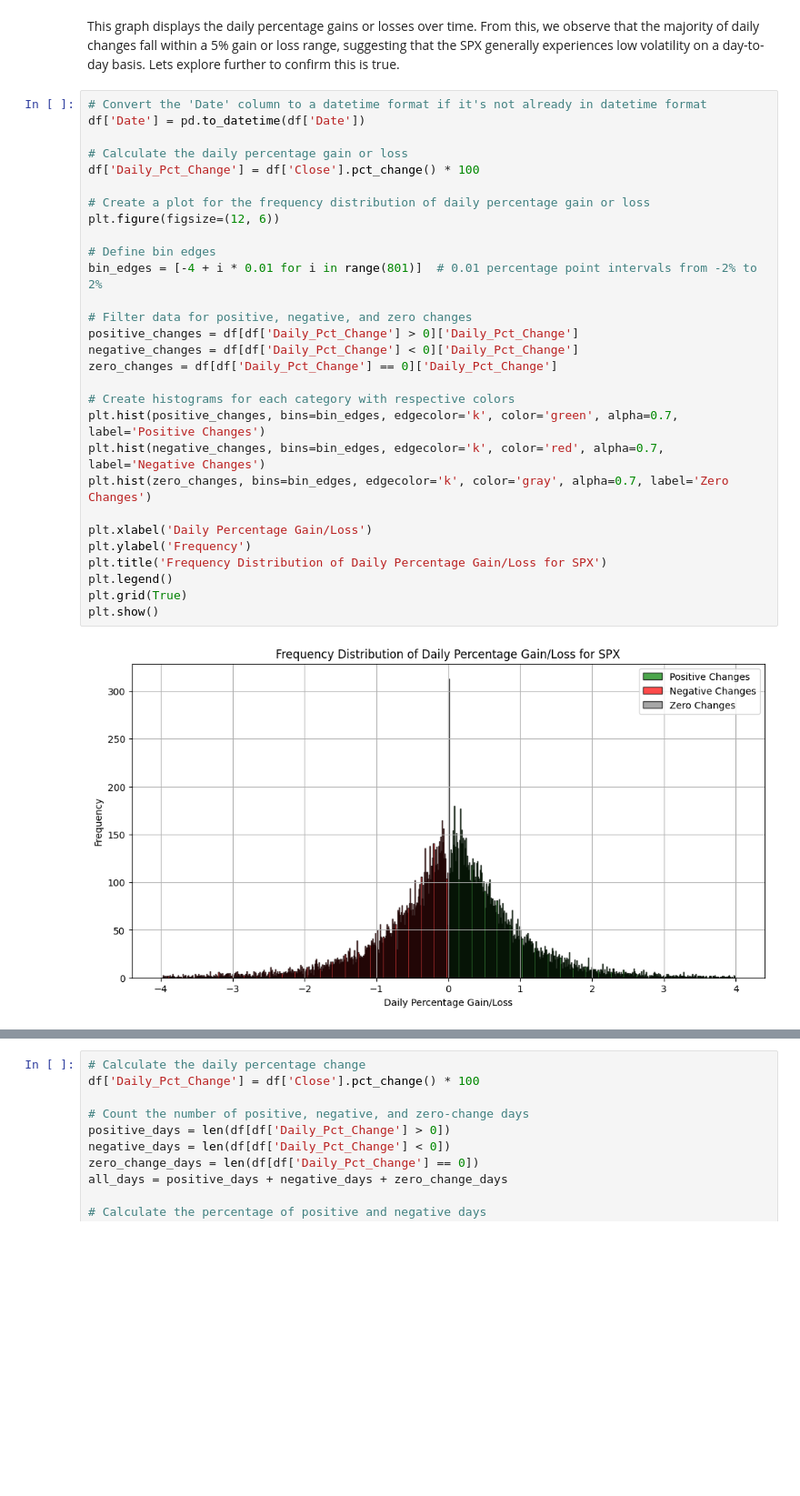
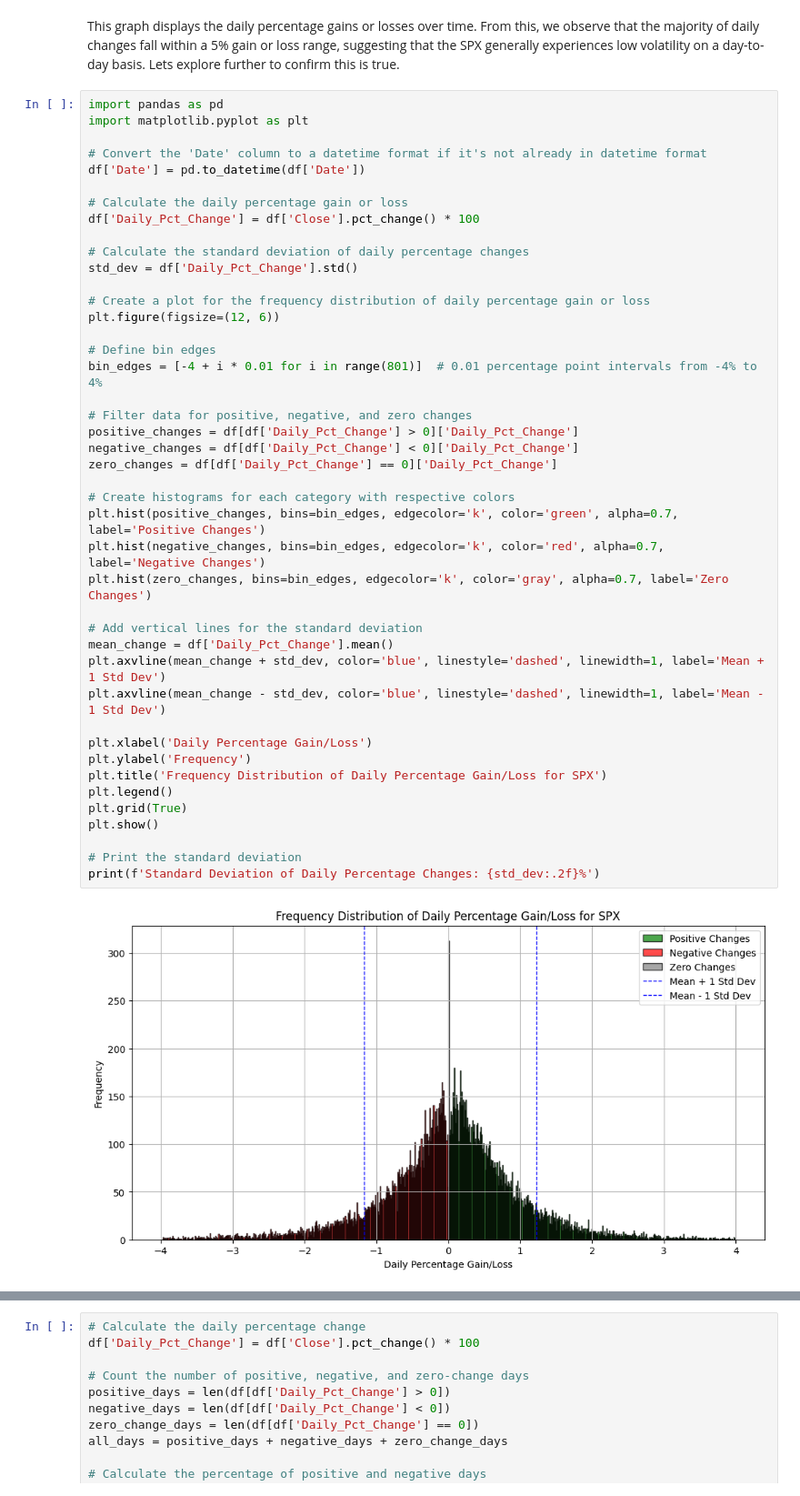
Before and after one commit to MohamadHabbal/Volatility-decay-in-LETFs, a Jupyter notebook: volatility decay research.ipynb, the cells around one changed output, grey strips where cells are left out. Shown: that part at 91% size. Drawn from its saved outputs; the diff is of its cells as text; blank space fills up the shorter version.

```diff
--- a/volatility decay research.ipynb
+++ b/volatility decay research.ipynb
@@ -200,33 +189,47 @@ plt.show()
 # %% [markdown]
 This graph displays the daily percentage gains or losses over time. From this, we observe that the majority of daily changes fall within a 5% gain or loss range, suggesting that the SPX generally experiences low volatility on a day-to-day basis. Lets explore further to confirm this is true.
 # %%
+import pandas as pd
+import matplotlib.pyplot as plt
+
 # Convert the 'Date' column to a datetime format if it's not already in datetime format
 df['Date'] = pd.to_datetime(df['Date'])
 
 # Calculate the daily percentage gain or loss
 df['Daily_Pct_Change'] = df['Close'].pct_change() * 100
 
+# Calculate the standard deviation of daily percentage changes
+std_dev = df['Daily_Pct_Change'].std()
+
 # Create a plot for the frequency distribution of daily percentage gain or loss
 plt.figure(figsize=(12, 6))
 
 # Define bin edges
-bin_edges = [-4 + i * 0.01 for i in range(801)]  # 0.01 percentage point intervals from -2% to 2%
+bin_edges = [-4 + i * 0.01 for i in range(801)]  # 0.01 percentage point intervals from -4% to 4%
 
 # Filter data for positive, negative, and zero changes
 positive_changes = df[df['Daily_Pct_Change'] > 0]['Daily_Pct_Change']
 negative_changes = df[df['Daily_Pct_Change'] < 0]['Daily_Pct_Change']
 zero_changes = df[df['Daily_Pct_Change'] == 0]['Daily_Pct_Change']
 
 # Create histograms for each category with respective colors
 plt.hist(positive_changes, bins=bin_edges, edgecolor='k', color='green', alpha=0.7, label='Positive Changes')
 plt.hist(negative_changes, bins=bin_edges, edgecolor='k', color='red', alpha=0.7, label='Negative Changes')
 plt.hist(zero_changes, bins=bin_edges, edgecolor='k', color='gray', alpha=0.7, label='Zero Changes')
 
+# Add vertical lines for the standard deviation
+mean_change = df['Daily_Pct_Change'].mean()
+plt.axvline(mean_change + std_dev, color='blue', linestyle='dashed', linewidth=1, label='Mean + 1 Std Dev')
+plt.axvline(mean_change - std_dev, color='blue', linestyle='dashed', linewidth=1, label='Mean - 1 Std Dev')
+
 plt.xlabel('Daily Percentage Gain/Loss')
 plt.ylabel('Frequency')
 plt.title('Frequency Distribution of Daily Percentage Gain/Loss for SPX')
 plt.legend()
 plt.grid(True)
 plt.show()
+
+# Print the standard deviation
+print(f'Standard Deviation of Daily Percentage Changes: {std_dev:.2f}%')
 # %% [output]
-[figure, old version]
+[figure, new version]
```
Also changed, not shown: parts of 9 cells of this notebook.
